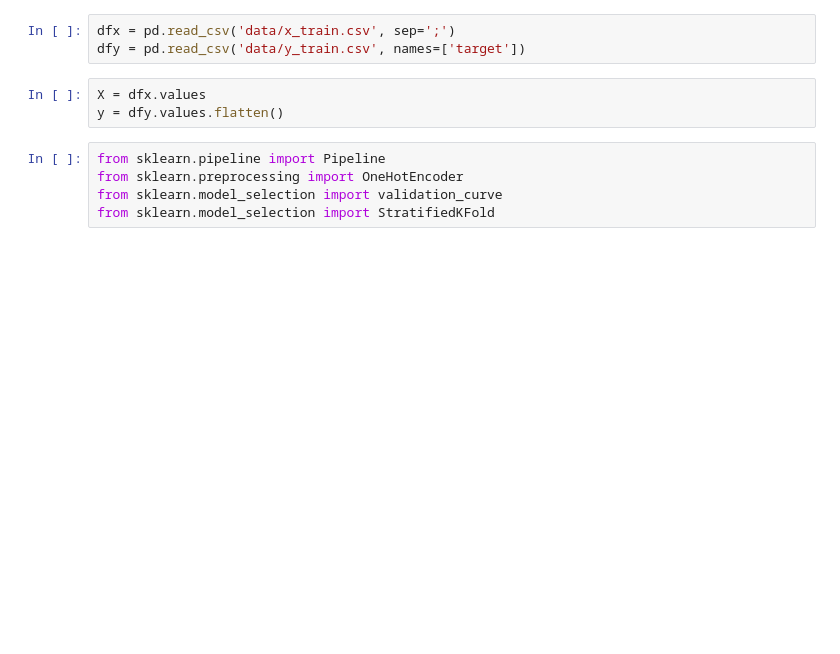
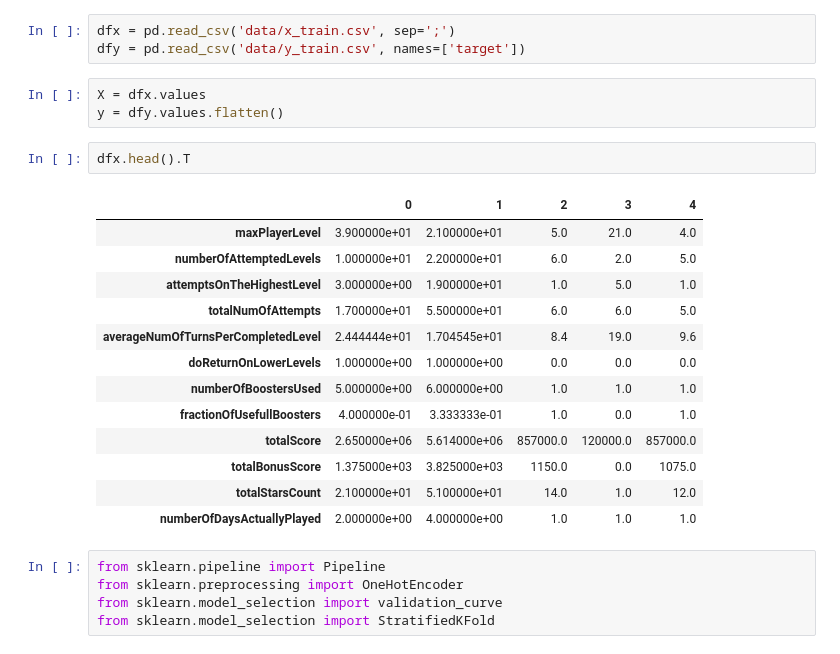
Before and after one commit to rojaster/sfml, a Jupyter notebook: hw09/ensembles/ensembles-skillfactory.ipynb, the cells around one changed output. Cells and saved outputs as stored; diff of their text form; blank space fills up the shorter version.

```diff
--- a/hw09/ensembles/ensembles-skillfactory.ipynb
+++ b/hw09/ensembles/ensembles-skillfactory.ipynb
@@ -111,6 +111,22 @@ dfy = pd.read_csv('data/y_train.csv', names=['target'])
 # %%
 X = dfx.values
 y = dfy.values.flatten()
+# %%
+dfx.head().T
+# %% [output]
+|  | 0 | 1 | 2 | 3 | 4 |
+| maxPlayerLevel | 3.900000e+01 | 2.100000e+01 | 5.0 | 21.0 | 4.0 |
+| numberOfAttemptedLevels | 1.000000e+01 | 2.200000e+01 | 6.0 | 2.0 | 5.0 |
+| attemptsOnTheHighestLevel | 3.000000e+00 | 1.900000e+01 | 1.0 | 5.0 | 1.0 |
+| totalNumOfAttempts | 1.700000e+01 | 5.500000e+01 | 6.0 | 6.0 | 5.0 |
+| averageNumOfTurnsPerCompletedLevel | 2.444444e+01 | 1.704545e+01 | 8.4 | 19.0 | 9.6 |
+| doReturnOnLowerLevels | 1.000000e+00 | 1.000000e+00 | 0.0 | 0.0 | 0.0 |
+| numberOfBoostersUsed | 5.000000e+00 | 6.000000e+00 | 1.0 | 1.0 | 1.0 |
+| fractionOfUsefullBoosters | 4.000000e-01 | 3.333333e-01 | 1.0 | 0.0 | 1.0 |
+| totalScore | 2.650000e+06 | 5.614000e+06 | 857000.0 | 120000.0 | 857000.0 |
+| totalBonusScore | 1.375000e+03 | 3.825000e+03 | 1150.0 | 0.0 | 1075.0 |
+| totalStarsCount | 2.100000e+01 | 5.100000e+01 | 14.0 | 1.0 | 12.0 |
+| numberOfDaysActuallyPlayed | 2.000000e+00 | 4.000000e+00 | 1.0 | 1.0 | 1.0 |
 # %%
 from sklearn.pipeline import Pipeline
 from sklearn.preprocessing import OneHotEncoder
```
Also changed, not shown: parts of 10 cells of this notebook, 4 other files.
